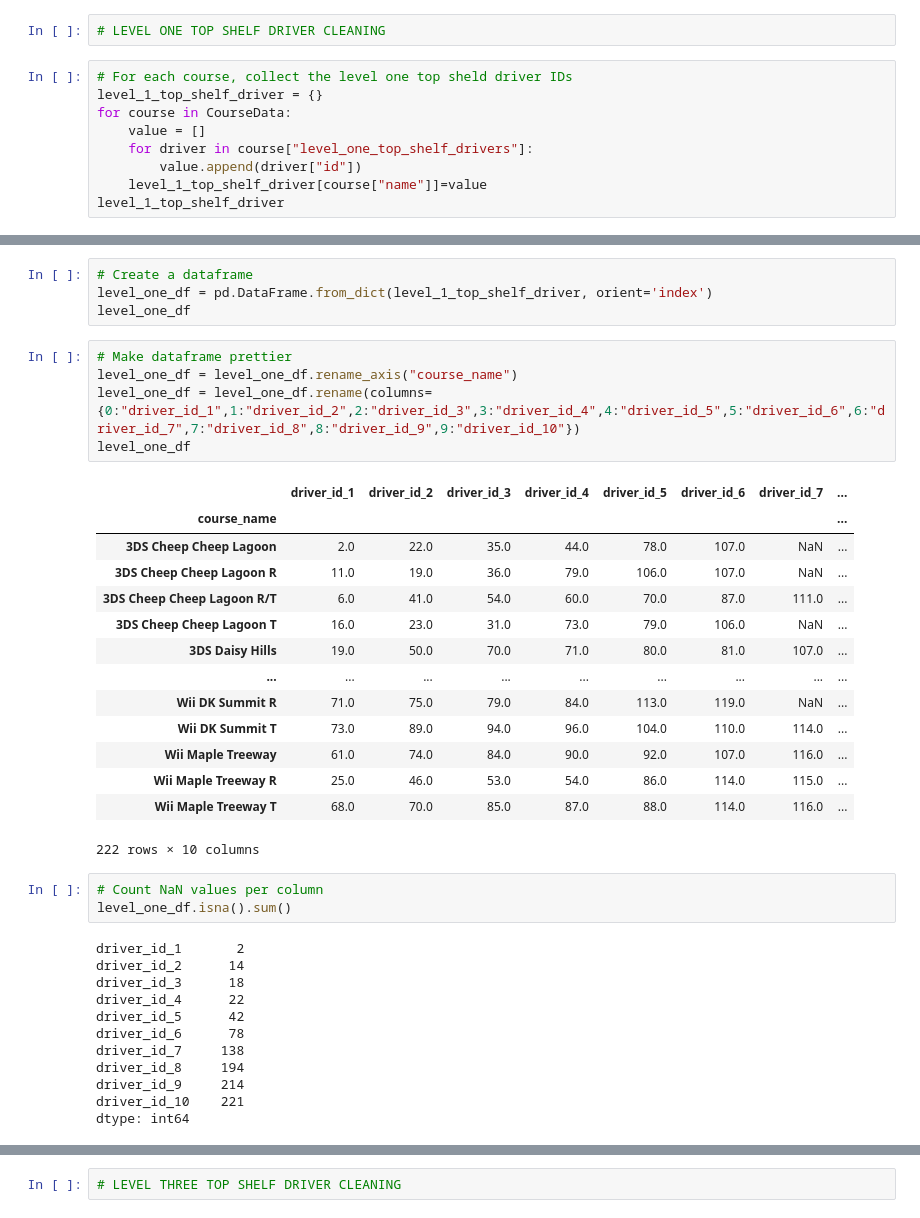
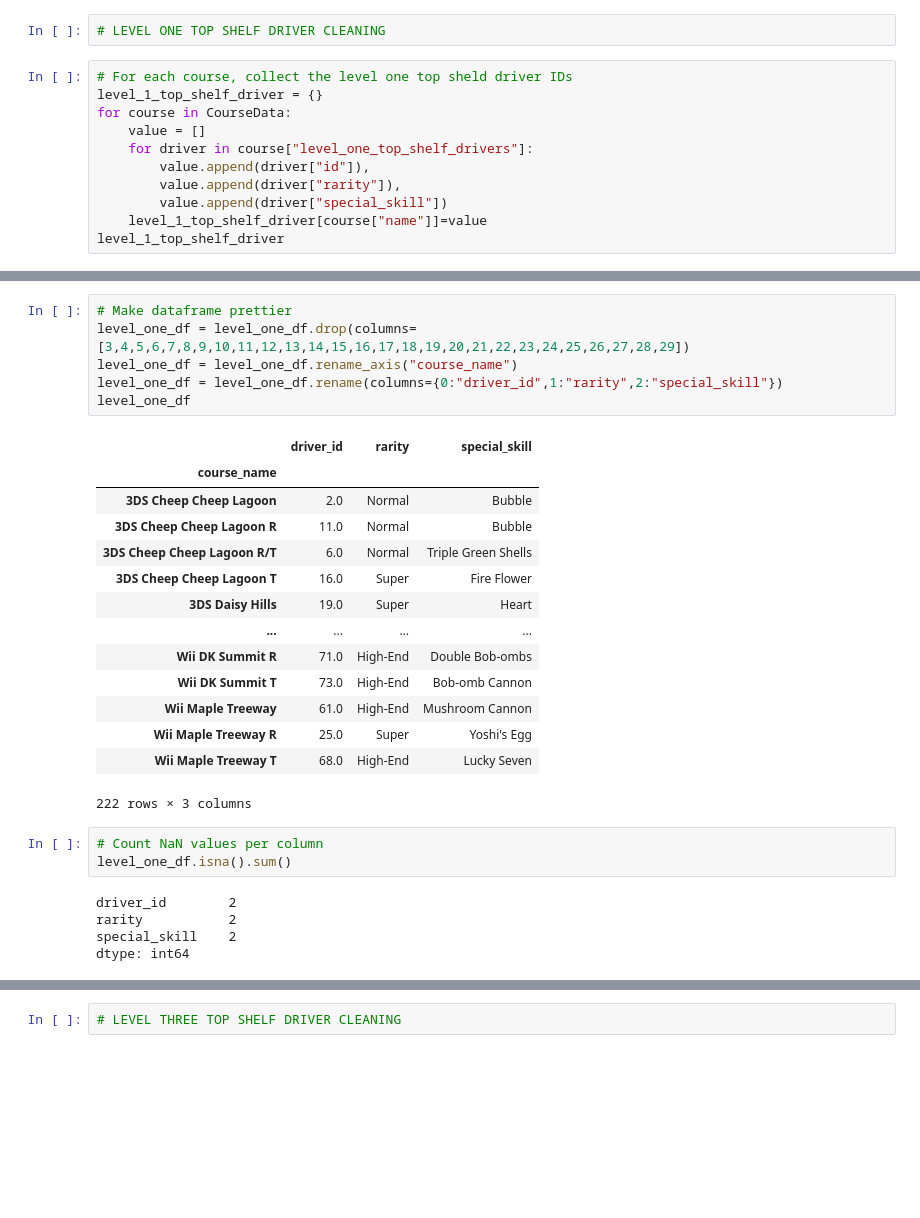
Before and after one commit to JordanWhite21/TheBluePowerShells, a Jupyter notebook: Top_Shelf_Drivers_Data_Cleaning.ipynb, the cells around one changed output, grey strips where cells are left out. Cells and saved outputs as stored; diff of their text form; blank space fills up the shorter version.

Commit message:
Updated Top_Shelf_drivers_Data_Cleaning to reflect new direction. Each CSV now contains the following columns: Course Name (index), driver_id, rarity, special_skill

```diff
--- a/Top_Shelf_Drivers_Data_Cleaning.ipynb
+++ b/Top_Shelf_Drivers_Data_Cleaning.ipynb
@@ -14,7 +14,9 @@ level_1_top_shelf_driver = {}
 for course in CourseData:
     value = []
     for driver in course["level_one_top_shelf_drivers"]:
-        value.append(driver["id"])
+        value.append(driver["id"]),
+        value.append(driver["rarity"]),
+        value.append(driver["special_skill"])
     level_1_top_shelf_driver[course["name"]]=value
 level_1_top_shelf_driver
 # %% [output]
@@ -56,41 +58,31 @@ level_one_df
-# %%
-# Create a dataframe
-level_one_df = pd.DataFrame.from_dict(level_1_top_shelf_driver, orient='index')
-level_one_df
 # %%
 # Make dataframe prettier
+level_one_df = level_one_df.drop(columns=[3,4,5,6,7,8,9,10,11,12,13,14,15,16,17,18,19,20,21,22,23,24,25,26,27,28,29])
 level_one_df = level_one_df.rename_axis("course_name")
-level_one_df = level_one_df.rename(columns={0:"driver_id_1",1:"driver_id_2",2:"driver_id_3",3:"driver_id_4",4:"driver_id_5",5:"driver_id_6",6:"driver_id_7",7:"driver_id_8",8:"driver_id_9",9:"driver_id_10"})
+level_one_df = level_one_df.rename(columns={0:"driver_id",1:"rarity",2:"special_skill"})
 level_one_df
 # %% [output]
-|  | driver_id_1 | driver_id_2 | driver_id_3 | driver_id_4 | driver_id_5 | driver_id_6 | driver_id_7 | ... |
-| course_name |  |  |  |  |  |  |  | ... |
-| 3DS Cheep Cheep Lagoon | 2.0 | 22.0 | 35.0 | 44.0 | 78.0 | 107.0 | NaN | ... |
-| 3DS Cheep Cheep Lagoon R | 11.0 | 19.0 | 36.0 | 79.0 | 106.0 | 107.0 | NaN | ... |
-| 3DS Cheep Cheep Lagoon R/T | 6.0 | 41.0 | 54.0 | 60.0 | 70.0 | 87.0 | 111.0 | ... |
-| 3DS Cheep Cheep Lagoon T | 16.0 | 23.0 | 31.0 | 73.0 | 79.0 | 106.0 | NaN | ... |
-| 3DS Daisy Hills | 19.0 | 50.0 | 70.0 | 71.0 | 80.0 | 81.0 | 107.0 | ... |
-| ... | ... | ... | ... | ... | ... | ... | ... | ... |
-| Wii DK Summit R | 71.0 | 75.0 | 79.0 | 84.0 | 113.0 | 119.0 | NaN | ... |
-| Wii DK Summit T | 73.0 | 89.0 | 94.0 | 96.0 | 104.0 | 110.0 | 114.0 | ... |
-| Wii Maple Treeway | 61.0 | 74.0 | 84.0 | 90.0 | 92.0 | 107.0 | 116.0 | ... |
-| Wii Maple Treeway R | 25.0 | 46.0 | 53.0 | 54.0 | 86.0 | 114.0 | 115.0 | ... |
-| Wii Maple Treeway T | 68.0 | 70.0 | 85.0 | 87.0 | 88.0 | 114.0 | 116.0 | ... |
+|  | driver_id | rarity | special_skill |
+| course_name |  |  |  |
+| 3DS Cheep Cheep Lagoon | 2.0 | Normal | Bubble |
+| 3DS Cheep Cheep Lagoon R | 11.0 | Normal | Bubble |
+| 3DS Cheep Cheep Lagoon R/T | 6.0 | Normal | Triple Green Shells |
+| 3DS Cheep Cheep Lagoon T | 16.0 | Super | Fire Flower |
+| 3DS Daisy Hills | 19.0 | Super | Heart |
+| ... | ... | ... | ... |
+| Wii DK Summit R | 71.0 | High-End | Double Bob-ombs |
+| Wii DK Summit T | 73.0 | High-End | Bob-omb Cannon |
+| Wii Maple Treeway | 61.0 | High-End | Mushroom Cannon |
+| Wii Maple Treeway R | 25.0 | Super | Yoshi's Egg |
+| Wii Maple Treeway T | 68.0 | High-End | Lucky Seven |
-222 rows × 10 columns
+222 rows × 3 columns
 # %%
 # Count NaN values per column
 level_one_df.isna().sum()
 # %% [output]
-driver_id_1       2
-driver_id_2      14
-driver_id_3      18
-driver_id_4      22
-driver_id_5      42
-driver_id_6      78
-driver_id_7     138
-driver_id_8     194
-driver_id_9     214
-driver_id_10    221
+driver_id        2
+rarity           2
+special_skill    2
 dtype: int64
 # %%
 # Drop rows with NaN in driver_id_1,2,3,4,5 and check that they were dropped
```
Also changed, not shown: parts of 16 cells of this notebook, 5 other files.
